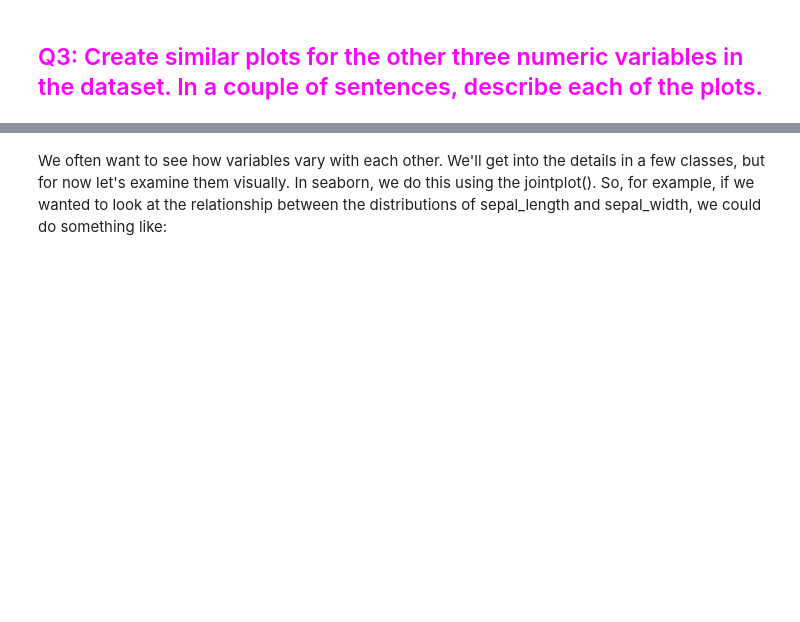
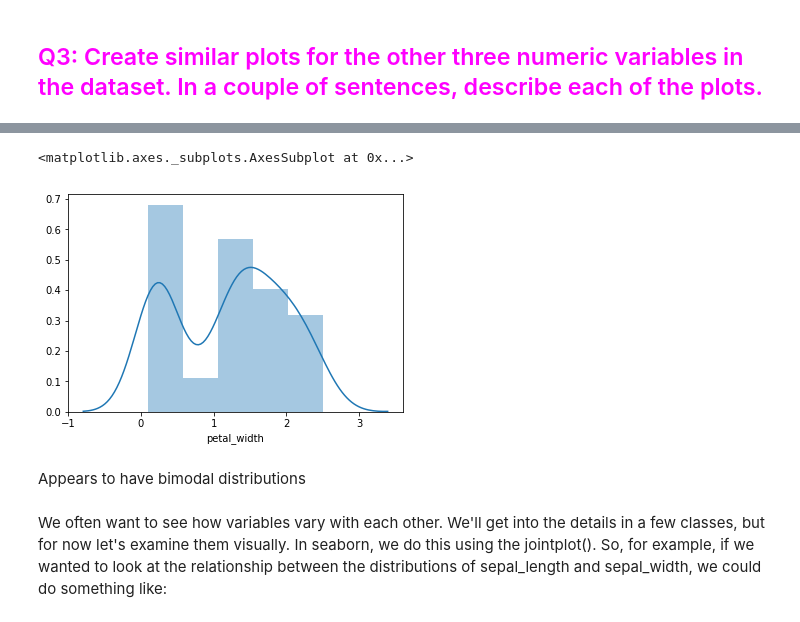
Before and after one commit to tengdann/si618, a Jupyter notebook: 618_05_data_analysis_II.ipynb, the cells around one changed output, grey strips where cells are left out. Drawn from its saved outputs; the diff is of its cells as text; code cells hidden in the pictures; blank space fills up the shorter version.

```diff
--- a/618_05_data_analysis_II.ipynb
+++ b/618_05_data_analysis_II.ipynb
@@ -73,3 +93,10 @@ Insert your interpretation here
+# %%
+sns.distplot(df.petal_width)
+# %% [output]
+<matplotlib.axes._subplots.AxesSubplot at 0x...>
+[figure, added]
+# %% [markdown]
+Appears to have bimodal distributions
 # %% [markdown]
 We often want to see how variables vary with each other.  We'll get into the details
 in a few classes, but for now let's examine them visually.  In seaborn, we do this using
```
Also changed, not shown: parts of 65 cells of this notebook.
